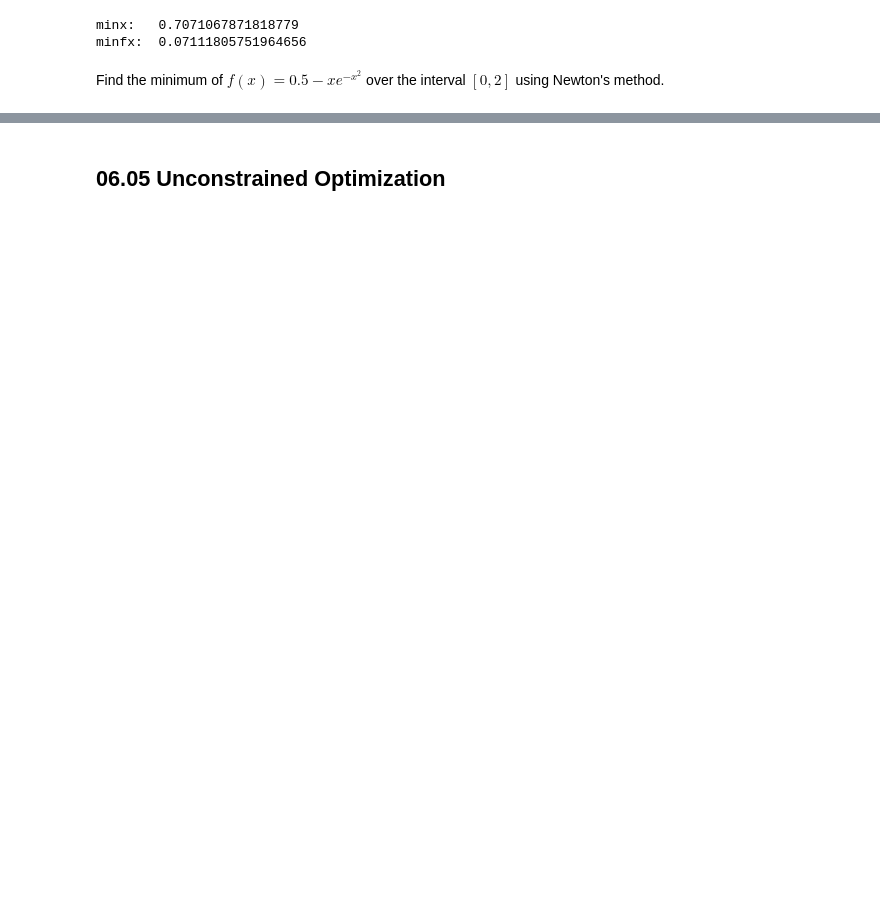
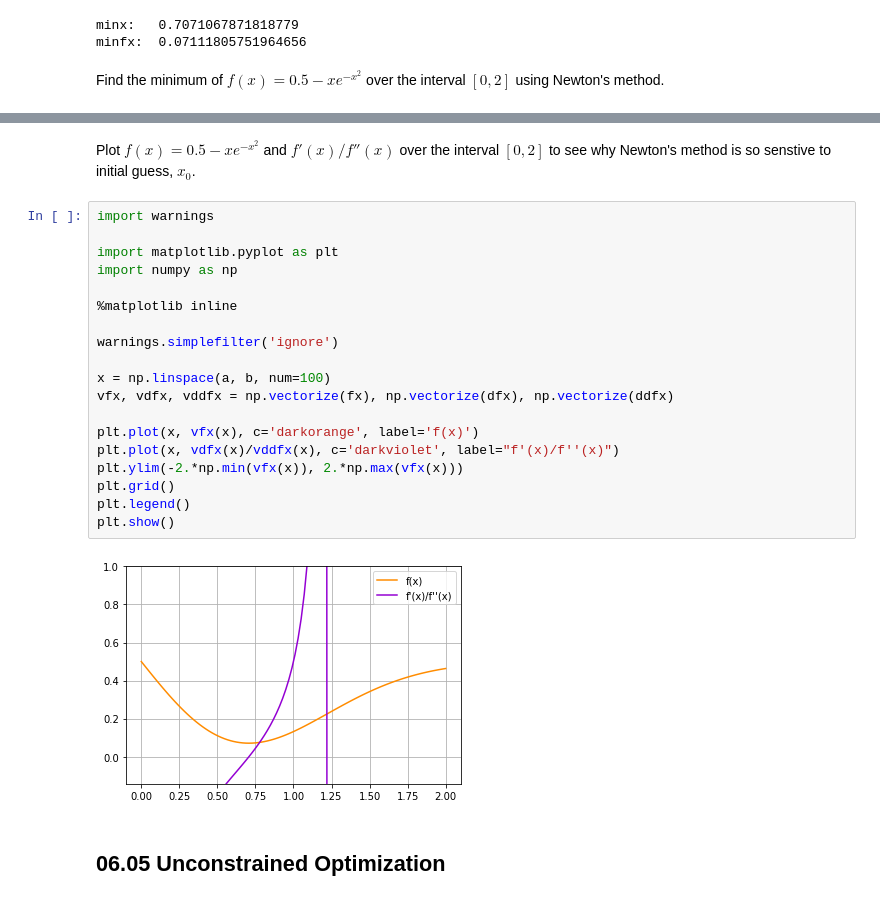
Before and after one commit to marcoemorais/numerics-python, a Jupyter notebook: notes/06-Optimization.ipynb, the cells around one changed output, grey strips where cells are left out. Cells and saved outputs as stored; diff of their text form; blank space fills up the shorter version.

```diff
--- a/notes/06-Optimization.ipynb
+++ b/notes/06-Optimization.ipynb
@@ -264,5 +262,28 @@ np.testing.assert_almost_equal(minx, res.x)
 # %% [output]
 minx:   0.7071067811865475
 minfx:  0.07111805751964656
+# %% [markdown]
+Plot $f(x) = 0.5 - x e^{-x^2}$ and $f'(x)/f''(x)$ over the interval $[0, 2]$ to see why Newton's method is so senstive to initial guess, $x_0$.
+# %%
+import warnings
+
+import matplotlib.pyplot as plt
+import numpy as np
+
+%matplotlib inline
+
+warnings.simplefilter('ignore')
+
+x = np.linspace(a, b, num=100)
+vfx, vdfx, vddfx = np.vectorize(fx), np.vectorize(dfx), np.vectorize(ddfx)
+
+plt.plot(x, vfx(x), c='darkorange', label='f(x)')
+plt.plot(x, vdfx(x)/vddfx(x), c='darkviolet', label="f'(x)/f''(x)")
+plt.ylim(-2.*np.min(vfx(x)), 2.*np.max(vfx(x)))
+plt.grid()
+plt.legend()
+plt.show()
+# %% [output]
+[figure, added]
 # %% [markdown]
 ## 06.05 Unconstrained Optimization
```
Also changed, not shown: parts of 11 cells of this notebook, 1 other file.
